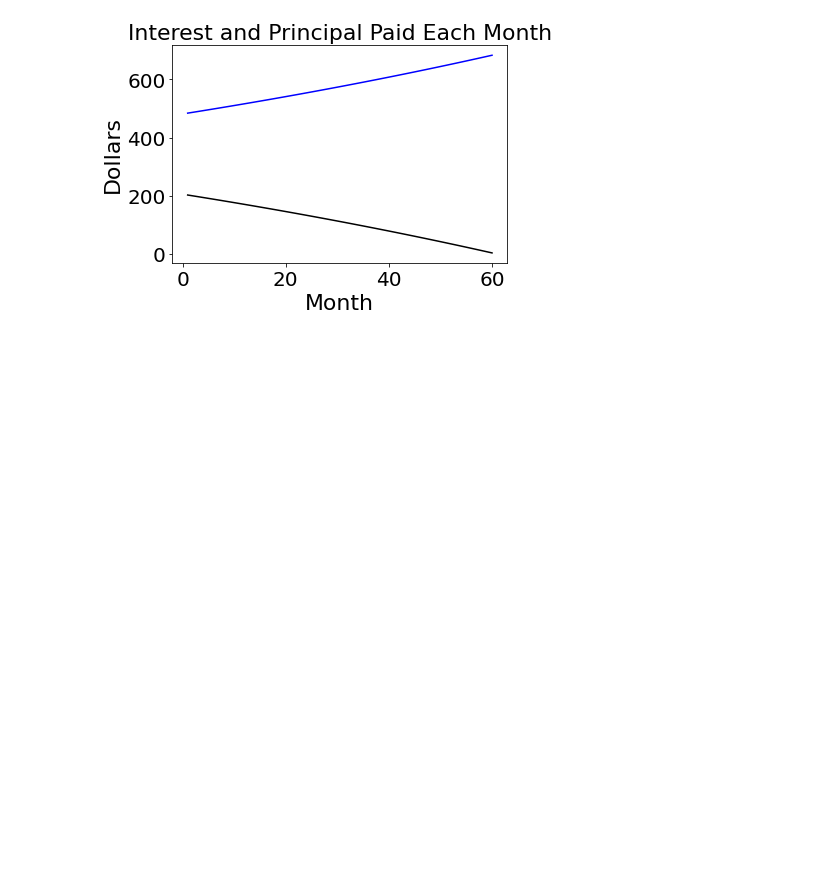
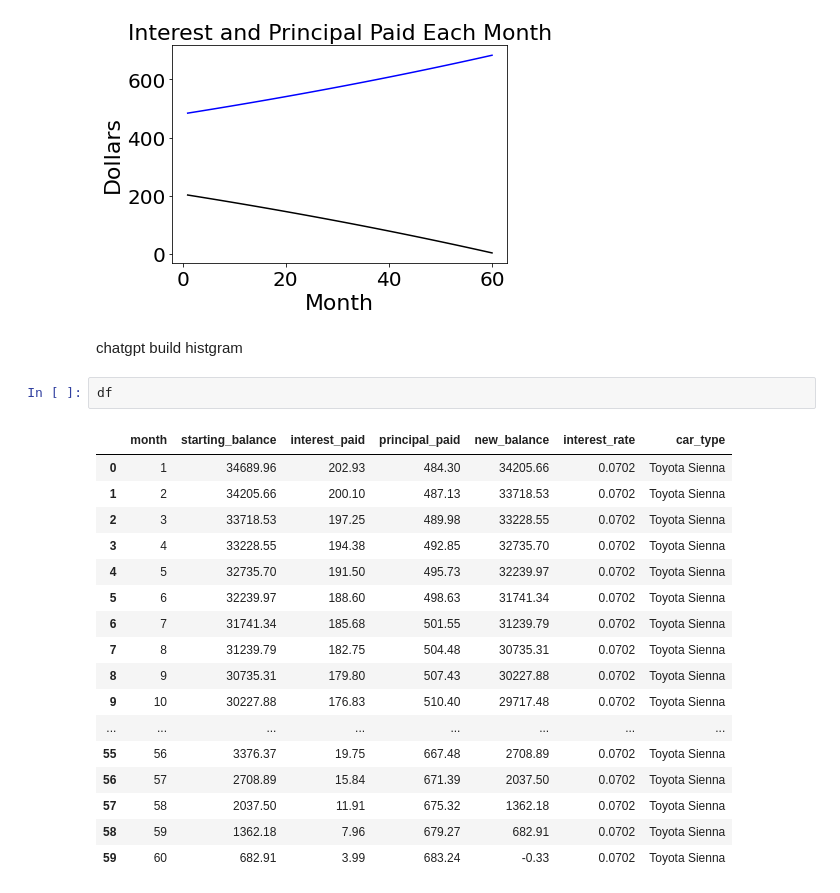
Before and after one commit to shasha920/6060, a Jupyter notebook: TitlesLabelsLimits.ipynb, the cells around one changed output. Drawn from its saved outputs; the diff is of its cells as text; blank space fills up the shorter version.

```diff
--- a/TitlesLabelsLimits.ipynb
+++ b/TitlesLabelsLimits.ipynb
@@ -204,3 +204,25 @@ axes.tick_params(axis = 'x', labelsize = 20)
 axes.tick_params(axis = 'y', labelsize = 20)
 # %% [output]
 [figure]
+# %% [markdown]
+chatgpt build histgram
+# %%
+df
+# %% [output]
+|  | month | starting_balance | interest_paid | principal_paid | new_balance | interest_rate | car_type |
+| 0 | 1 | 34689.96 | 202.93 | 484.30 | 34205.66 | 0.0702 | Toyota Sienna |
+| 1 | 2 | 34205.66 | 200.10 | 487.13 | 33718.53 | 0.0702 | Toyota Sienna |
+| 2 | 3 | 33718.53 | 197.25 | 489.98 | 33228.55 | 0.0702 | Toyota Sienna |
+| 3 | 4 | 33228.55 | 194.38 | 492.85 | 32735.70 | 0.0702 | Toyota Sienna |
+| 4 | 5 | 32735.70 | 191.50 | 495.73 | 32239.97 | 0.0702 | Toyota Sienna |
+| 5 | 6 | 32239.97 | 188.60 | 498.63 | 31741.34 | 0.0702 | Toyota Sienna |
+| 6 | 7 | 31741.34 | 185.68 | 501.55 | 31239.79 | 0.0702 | Toyota Sienna |
+| 7 | 8 | 31239.79 | 182.75 | 504.48 | 30735.31 | 0.0702 | Toyota Sienna |
+| 8 | 9 | 30735.31 | 179.80 | 507.43 | 30227.88 | 0.0702 | Toyota Sienna |
+| 9 | 10 | 30227.88 | 176.83 | 510.40 | 29717.48 | 0.0702 | Toyota Sienna |
+| ... | ... | ... | ... | ... | ... | ... | ... |
+| 55 | 56 | 3376.37 | 19.75 | 667.48 | 2708.89 | 0.0702 | Toyota Sienna |
+| 56 | 57 | 2708.89 | 15.84 | 671.39 | 2037.50 | 0.0702 | Toyota Sienna |
+| 57 | 58 | 2037.50 | 11.91 | 675.32 | 1362.18 | 0.0702 | Toyota Sienna |
+| 58 | 59 | 1362.18 | 7.96 | 679.27 | 682.91 | 0.0702 | Toyota Sienna |
+| 59 | 60 | 682.91 | 3.99 | 683.24 | -0.33 | 0.0702 | Toyota Sienna |
```
Also changed, not shown: parts of 1 cell of this notebook.
